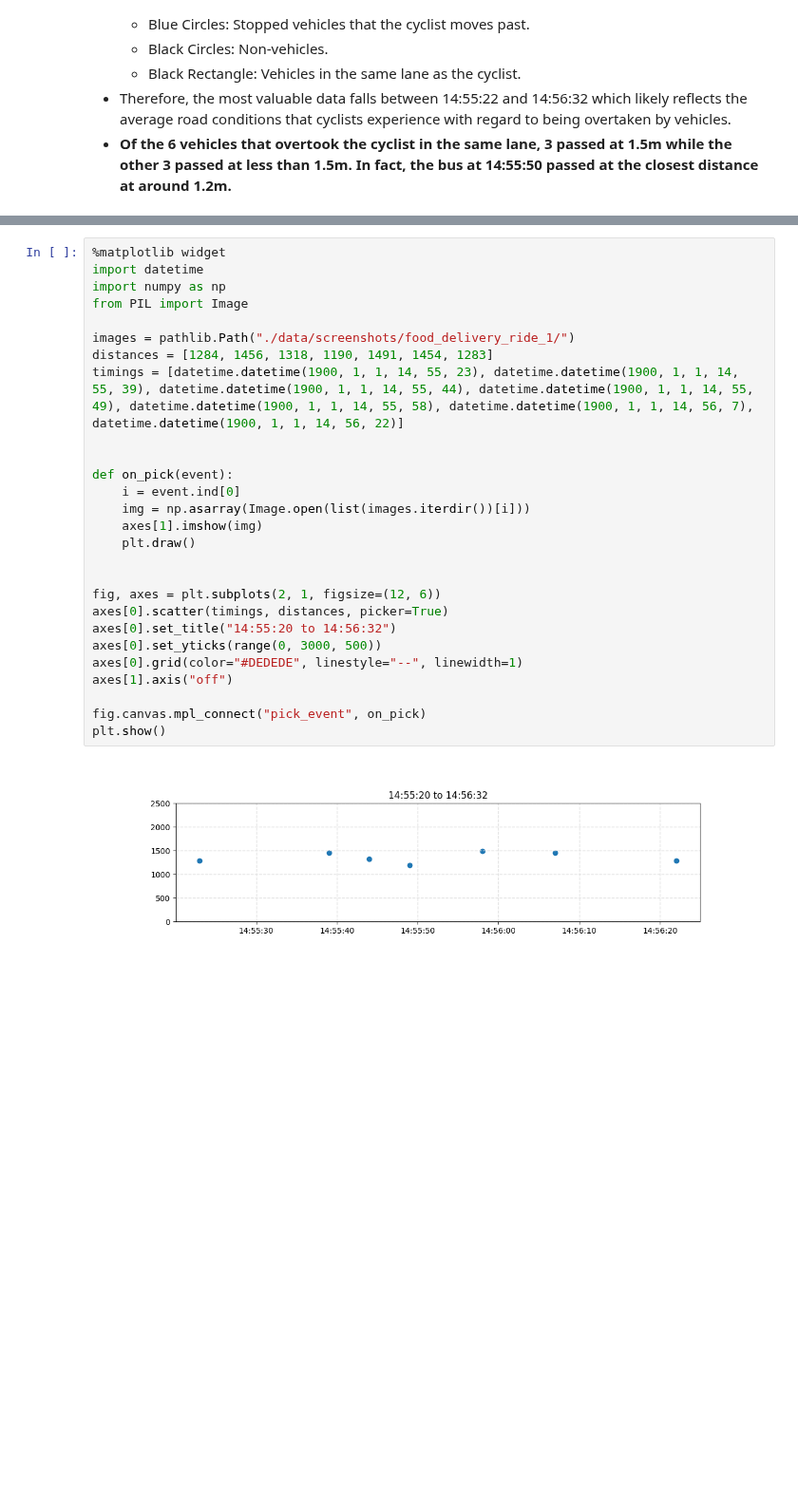
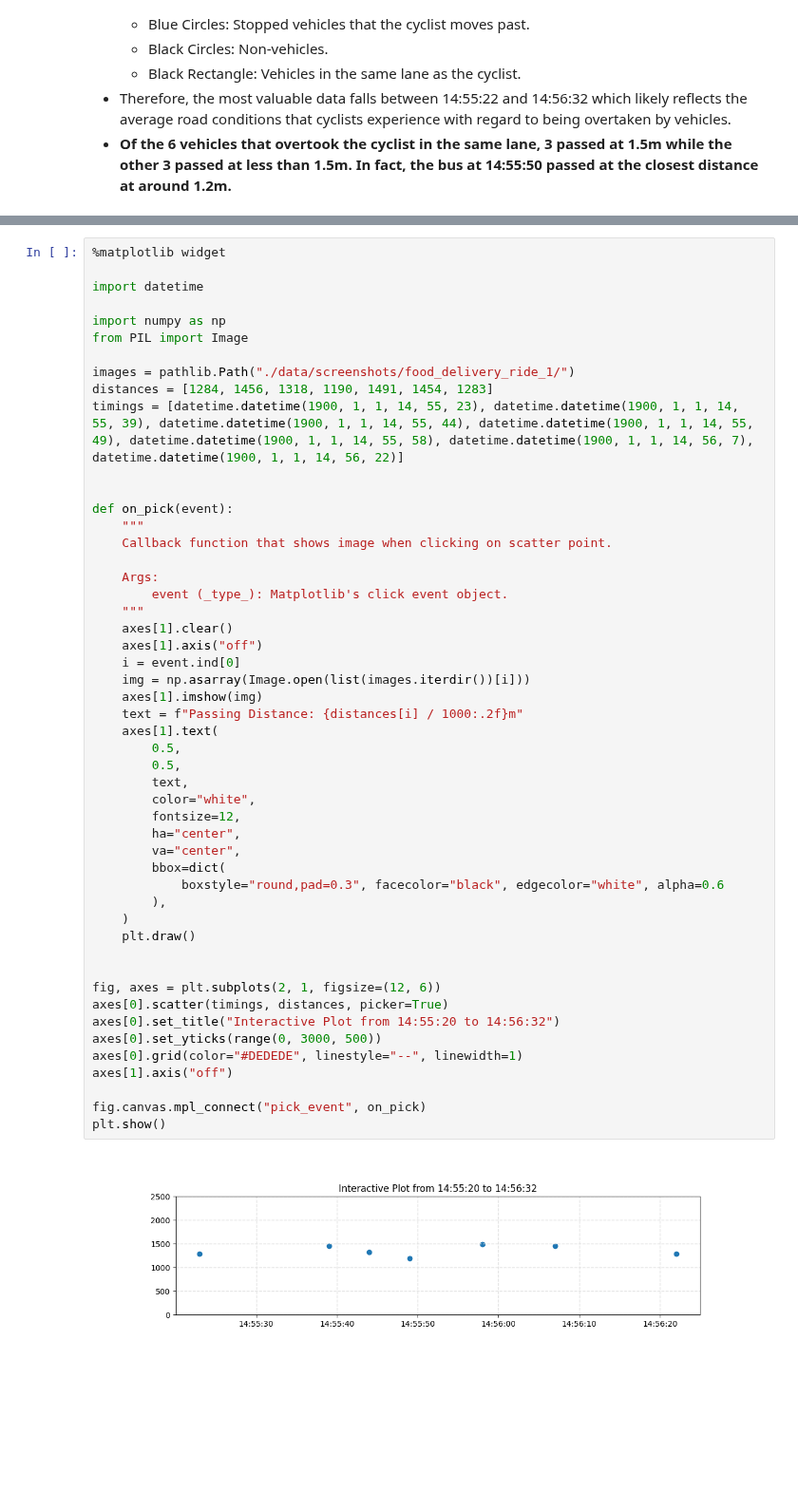
Before and after one commit to wuihee/cycling-safety-analysis, a Jupyter notebook: data_analysis/Laser_Outdoor_Tests.ipynb, the cells around one changed output, grey strips where cells are left out. Shown at 95% size. Cells and saved outputs as stored; diff of their text form; blank space fills up the shorter version.

```diff
--- a/data_analysis/Laser_Outdoor_Tests.ipynb
+++ b/data_analysis/Laser_Outdoor_Tests.ipynb
@@ -132,29 +134,52 @@ plt.show()
 # %%
 %matplotlib widget
+
 import datetime
+
 import numpy as np
 from PIL import Image
 
 images = pathlib.Path("./data/screenshots/food_delivery_ride_1/")
 distances = [1284, 1456, 1318, 1190, 1491, 1454, 1283]
 timings = [datetime.datetime(1900, 1, 1, 14, 55, 23), datetime.datetime(1900, 1, 1, 14, 55, 39), datetime.datetime(1900, 1, 1, 14, 55, 44), datetime.datetime(1900, 1, 1, 14, 55, 49), datetime.datetime(1900, 1, 1, 14, 55, 58), datetime.datetime(1900, 1, 1, 14, 56, 7), datetime.datetime(1900, 1, 1, 14, 56, 22)]
 
 
 def on_pick(event):
+    """
+    Callback function that shows image when clicking on scatter point.
+
+    Args:
+        event (_type_): Matplotlib's click event object.
+    """
+    axes[1].clear()
+    axes[1].axis("off")
     i = event.ind[0]
     img = np.asarray(Image.open(list(images.iterdir())[i]))
     axes[1].imshow(img)
+    text = f"Passing Distance: {distances[i] / 1000:.2f}m"
+    axes[1].text(
+        0.5,
+        0.5,
+        text,
+        color="white",
+        fontsize=12,
+        ha="center",
+        va="center",
+        bbox=dict(
+            boxstyle="round,pad=0.3", facecolor="black", edgecolor="white", alpha=0.6
+        ),
+    )
     plt.draw()
 
 
 fig, axes = plt.subplots(2, 1, figsize=(12, 6))
 axes[0].scatter(timings, distances, picker=True)
-axes[0].set_title("14:55:20 to 14:56:32")
+axes[0].set_title("Interactive Plot from 14:55:20 to 14:56:32")
 axes[0].set_yticks(range(0, 3000, 500))
 axes[0].grid(color="#DEDEDE", linestyle="--", linewidth=1)
 axes[1].axis("off")
 
 fig.canvas.mpl_connect("pick_event", on_pick)
 plt.show()
 # %% [output]
-[figure, old version]
+[figure, new version]
```
Also changed, not shown: parts of 2 cells of this notebook.
